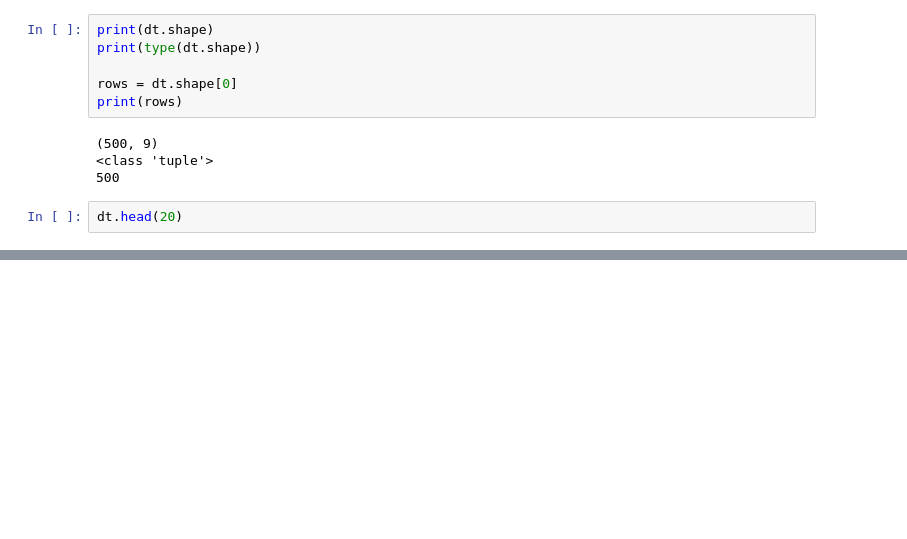
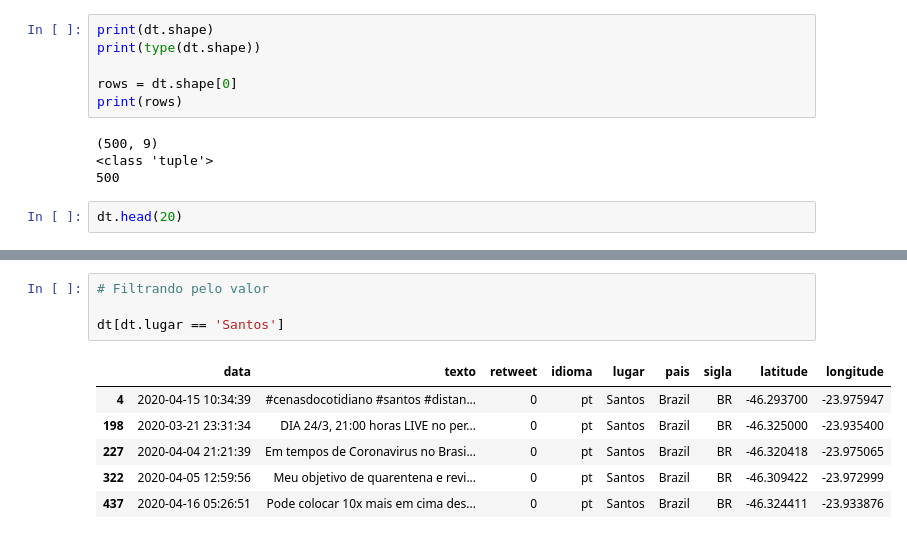
Before and after one commit to paulosalvatore/Ocean_CienciaDados_23_02_2021, a Jupyter notebook: Ocean_CienciaDados_23_02_2021.ipynb, the cells around one changed output, grey strips where cells are left out. Drawn from its saved outputs; the diff is of its cells as text; blank space fills up the shorter version.

```diff
--- a/Ocean_CienciaDados_23_02_2021.ipynb
+++ b/Ocean_CienciaDados_23_02_2021.ipynb
@@ -203,0 +288,11 @@ dt.head(20)
+# %%
+# Filtrando pelo valor
+
+dt[dt.lugar == 'Santos']
+# %% [output]
+|  | data | texto | retweet | idioma | lugar | pais | sigla | latitude | longitude |
+| 4 | 2020-04-15 10:34:39 | #cenasdocotidiano #santos #distan... | 0 | pt | Santos | Brazil | BR | -46.293700 | -23.975947 |
+| 198 | 2020-03-21 23:31:34 | DIA 24/3, 21:00 horas LIVE no per... | 0 | pt | Santos | Brazil | BR | -46.325000 | -23.935400 |
+| 227 | 2020-04-04 21:21:39 | Em tempos de Coronavirus no Brasi... | 0 | pt | Santos | Brazil | BR | -46.320418 | -23.975065 |
+| 322 | 2020-04-05 12:59:56 | Meu objetivo de quarentena e revi... | 0 | pt | Santos | Brazil | BR | -46.309422 | -23.972999 |
+| 437 | 2020-04-16 05:26:51 | Pode colocar 10x mais em cima des... | 0 | pt | Santos | Brazil | BR | -46.324411 | -23.933876 |
```
Also changed, not shown: parts of 9 cells of this notebook.
